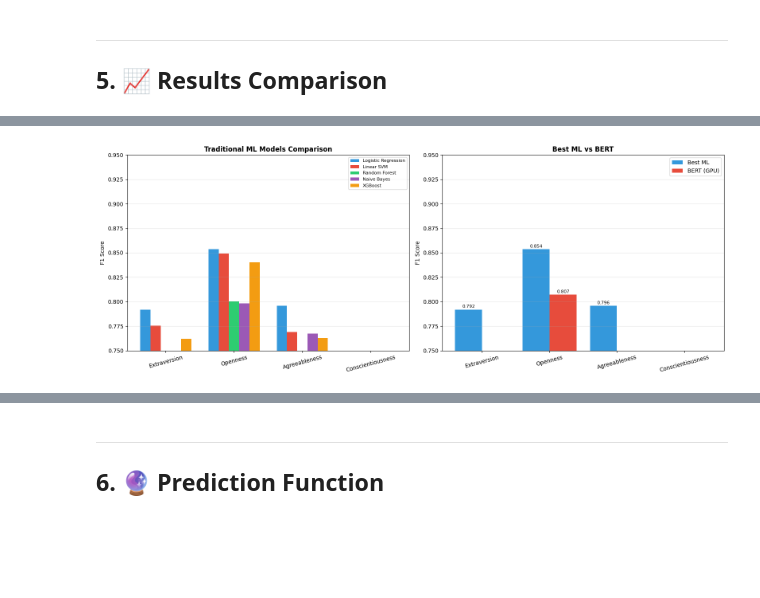
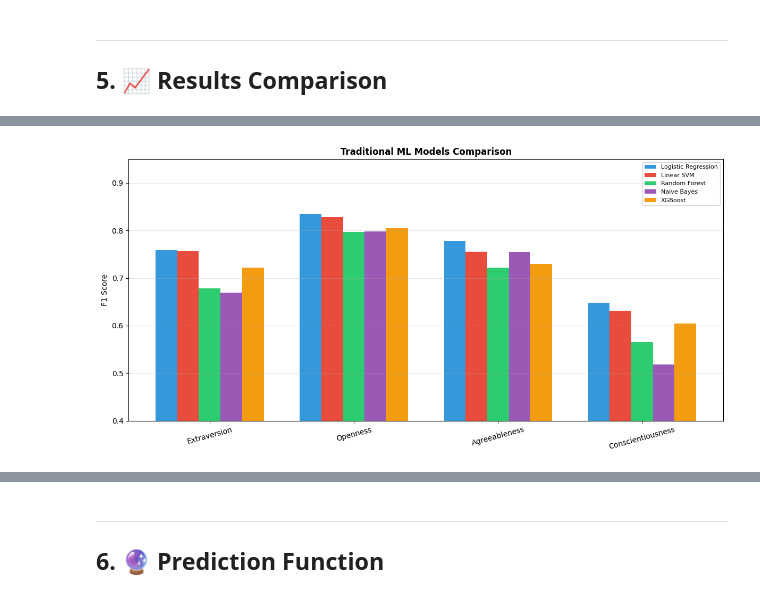
Before and after one commit to ducnt3/IT4868E, a Jupyter notebook: personality_classification_colab.ipynb, the cells around one changed output, grey strips where cells are left out. Drawn from its saved outputs; the diff is of its cells as text; code cells hidden in the pictures; blank space fills up the shorter version.

```diff
--- a/personality_classification_colab.ipynb
+++ b/personality_classification_colab.ipynb
@@ -127,7 +124,7 @@ print("✅ All libraries loaded!")
 # ============================================
 # 📥 DOWNLOAD AND LOAD DATASET
 # ============================================
-dataset_url = 'https://raw.githubusercontent.com/simonczhang/personality-prediction/master/mbti_1.csv'
+dataset_url = 'https://raw.githubusercontent.com/ducnt3/IT4868E/refs/heads/master/mbti_1.csv'
 df = pd.read_csv(dataset_url)
 print(f"✅ Dataset loaded: {df.shape[0]} samples")
 df.head()
@@ -1491,44 +1283,14 @@ for trait in TARGET_TRAITS:
     best = ml_results[trait]['results'].sort_values('F1', ascending=False).iloc[0]
     print(f"   {trait}: {best['Model']} (F1: {best['F1']:.4f})")
 
-# 3. BERT vs ML Comparison
+# 3. Visualization
 print("\n" + "─"*80)
-print("🤖 3. BERT vs TRADITIONAL ML COMPARISON")
+print("📊 3. VISUALIZATION")
 print("─"*80)
 
-final_comparison = []
-for trait in TARGET_TRAITS:
-    best_ml = ml_results[trait]['results'].sort_values('F1', ascending=False).iloc[0]
-    row = {
-        'Trait': trait,
-        'Best ML Model': best_ml['Model'],
-        'ML F1': best_ml['F1'],
-    }
+fig, ax1 = plt.subplots(1, 1, figsize=(12, 6))
 
-    if trait in bert_results:
-        bert_f1 = bert_results[trait]['eval_f1']
-        row['BERT F1'] = bert_f1
-        row['Winner'] = 'BERT' if bert_f1 > best_ml['F1'] else best_ml['Model']
-        row['Diff'] = f"{(bert_f1 - best_ml['F1'])*100:+.2f}%"
-    else:
-        row['BERT F1'] = '-'
-        row['Winner'] = best_ml['Model']
-        row['Diff'] = '-'
-
-    final_comparison.append(row)
-
-final_df = pd.DataFrame(final_comparison)
-print(final_df.to_string(index=False))
-
-# 4. Visualization
-print("\n" + "─"*80)
-print("📊 4. VISUALIZATION")
-print("─"*80)
-
-fig, axes = plt.subplots(1, 2, figsize=(16, 6))
-
-# Plot 1: All ML models comparison
-ax1 = axes[0]
+# Plot: All ML models comparison
 models_list = ['Logistic Regression', 'Linear SVM', 'Random Forest', 'Naive Bayes', 'XGBoost']
 x = np.arange(len(TARGET_TRAITS))
 width = 0.15
@@ -1544,53 +1306,19 @@ ax1.set_title('Traditional ML Models Comparison', fontweight='bold', fontsize=12
 ax1.set_xticks(x + width*2)
 ax1.set_xticklabels(TARGET_TRAITS, rotation=15)
 ax1.legend(loc='upper right', fontsize=8)
-ax1.set_ylim(0.75, 0.95)
+ax1.set_ylim(0.4, 0.95)
 ax1.grid(axis='y', alpha=0.3)
-
-# Plot 2: Best ML vs BERT
-ax2 = axes[1]
-if bert_results:
-    traits_with_bert = [t for t in TARGET_TRAITS if t in bert_results]
-    x2 = np.arange(len(traits_with_bert))
-
-    ml_best_scores = [ml_results[t]['results']['F1'].max() for t in traits_with_bert]
-    bert_scores = [bert_results[t]['eval_f1'] for t in traits_with_bert]
-
-    bars1 = ax2.bar(x2 - 0.2, ml_best_scores, 0.4, label='Best ML', color='#3498db')
-    bars2 = ax2.bar(x2 + 0.2, bert_scores, 0.4, label='BERT (GPU)', color='#e74c3c')
-
-    ax2.set_ylabel('F1 Score')
-    ax2.set_title('Best ML vs BERT', fontweight='bold', fontsize=12)
-    ax2.set_xticks(x2)
-    ax2.set_xticklabels(traits_with_bert, rotation=15)
-    ax2.legend()
-    ax2.set_ylim(0.75, 0.95)
-    ax2.grid(axis='y', alpha=0.3)
-
-    # Add value labels
-    for bar in bars1 + bars2:
-        height = bar.get_height()
-        ax2.annotate(f'{height:.3f}', xy=(bar.get_x() + bar.get_width()/2, height),
-                    xytext=(0, 3), textcoords="offset points", ha='center', fontsize=8)
-else:
-    ax2.text(0.5, 0.5, 'BERT not trained yet\nRun BERT training cells',
-             ha='center', va='center', fontsize=12, transform=ax2.transAxes)
-    ax2.set_title('Best ML vs BERT', fontweight='bold', fontsize=12)
 
 plt.tight_layout()
 plt.show()
 
-# 5. Summary Statistics
+# 4. Summary Statistics
 print("\n" + "─"*80)
-print("📈 5. SUMMARY STATISTICS")
+print("📈 4. SUMMARY STATISTICS")
 print("─"*80)
-print(f"\n   Total models trained: {len(models_list)} ML models + {'1 BERT' if bert_results else '0 BERT'}")
+print(f"\n   Total models trained: {len(models_list)} ML models")
 print(f"   Total traits: {len(TARGET_TRAITS)}")
 print(f"   Best overall ML model: {avg_f1.idxmax()} (avg F1: {avg_f1.max():.4f})")
-if bert_results:
-    avg_bert = np.mean([bert_results[t]['eval_f1'] for t in bert_results])
-    print(f"   Average BERT F1: {avg_bert:.4f}")
-    print(f"   BERT improvement: {(avg_bert - avg_f1.max())*100:+.2f}% over best ML")
 # %% [output]
 ================================================================================
 📊 COMPREHENSIVE MODEL COMPARISON - ALL MODELS
@@ -1611,3 +1339,3 @@ Linear SVM                  0.7692             0.6865        0.7757    0.8491
 ────────────────────────────────────────────────────────────────────────────────
-[figure, old version]
+[figure, new version]
 ────────────────────────────────────────────────────────────────────────────────
```
Also changed, not shown: parts of 22 cells of this notebook, 3 other files.
